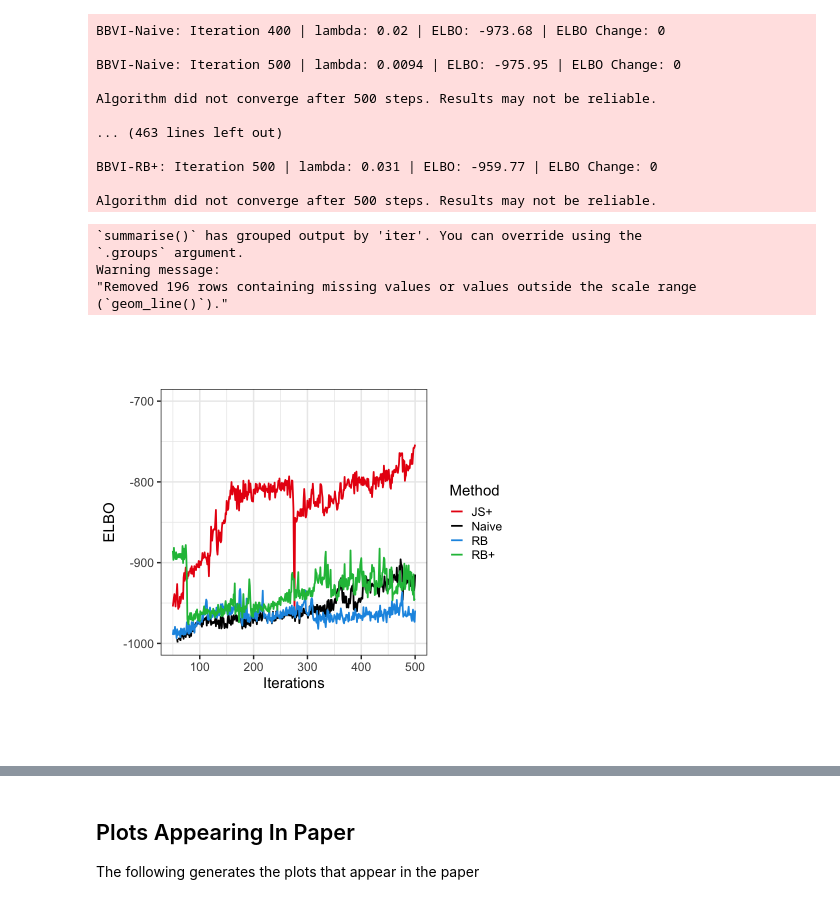
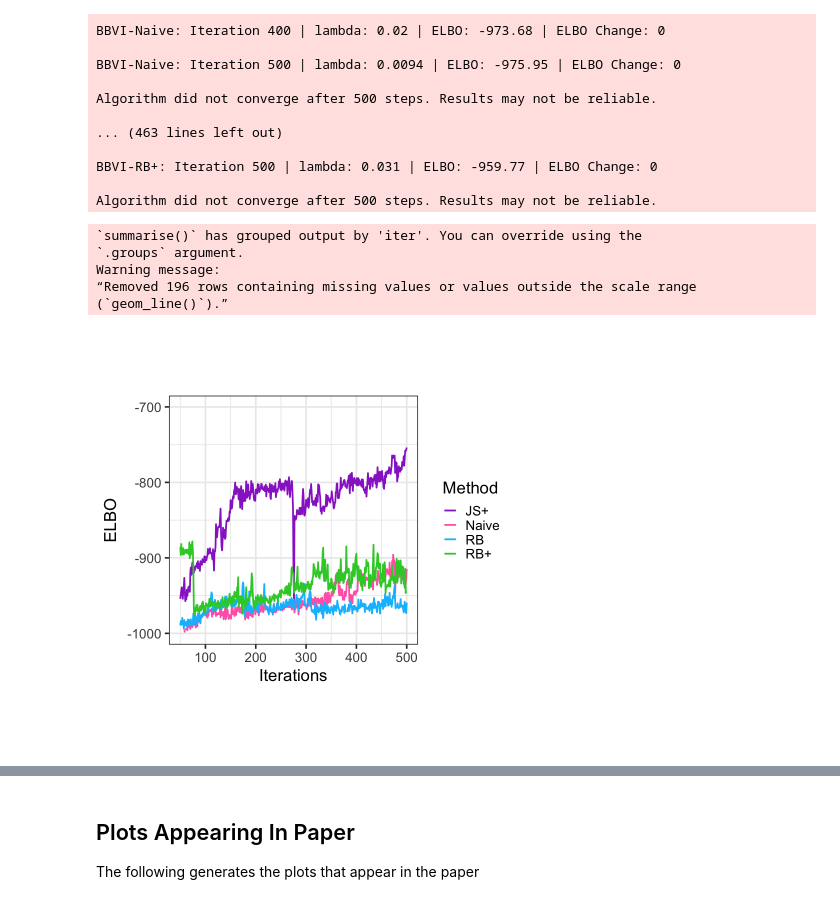
Before and after one commit to dominicdayta/jsbbvi, a Jupyter notebook: variance-comparisons2.ipynb, the cells around one changed output, grey strips where cells are left out. Cells and saved outputs as stored; diff of their text form; code cells hidden in the pictures.

```diff
--- a/variance-comparisons2.ipynb
+++ b/variance-comparisons2.ipynb
@@ -4,14 +4,14 @@
 The following codes generate the figures shown in my lab seminar presentation.
 # %%
 library(dplyr)
-library(rstan)
+#library(rstan)
 library(ggplot2)
 library(ggpubr)
 library(gridExtra)
 library(xtable)
 
 options(repr.plot.width = 10, repr.plot.height = 7)
-group.colors <- c("JS+" = "#e91010", "Naive" = "#000000", "RB" ="#1c97e3", "RB+" = "#1cbd47")
+group.colors <- c("JS+" = "#9932cc", "Naive" = "#ff69b4", "RB" ="#00bfff", "RB+" = "#32cd32")
 
 source("logitregress.R")
 # %% [output]
@@ -209,30 +209,30 @@ Algorithm did not converge after 500 steps. Results may not be reliable.
 # %%
 all.elbo <- readRDS("Outputs/all_logit_elbo.RDS")
 
 elbo.iters <- all.elbo %>%
     group_by(iter, method) %>%
     summarise(mean = mean(elbo), sd = sd(elbo)) %>%
     filter(method %in% c("Naive","JS+","RB","RB+"))
 
 p2 <- elbo.iters %>%
     ggplot(aes(iter, mean, fill = method)) +
     geom_line(data = elbo.iters, aes(color = method), linewidth = 1) +
     scale_color_manual(values = group.colors, name = "Method") +
     scale_y_continuous(limits = c(-1000, -700)) +
     scale_x_continuous(limits = c(50, 500)) +
     labs(x = "Iterations", y = "ELBO") +
-    theme_bw(base_size=18) +
+    theme_bw(base_size=20) +
     theme(aspect.ratio = 1)
 
 options(repr.plot.width = 7, repr.plot.height = 7)
 p2
 # %% [output]
 `summarise()` has grouped output by 'iter'. You can override using the
 `.groups` argument.
 Warning message:
-"Removed 196 rows containing missing values or values outside the scale range
-(`geom_line()`)."
+“Removed 196 rows containing missing values or values outside the scale range
+(`geom_line()`).”
-[figure, old version]
+[figure, new version]
 # %%
 varMax <- function (var){
     sapply(var, function(x) ifelse(x >= 0, x, 0))
```
Also changed, not shown: parts of 4 cells of this notebook.
